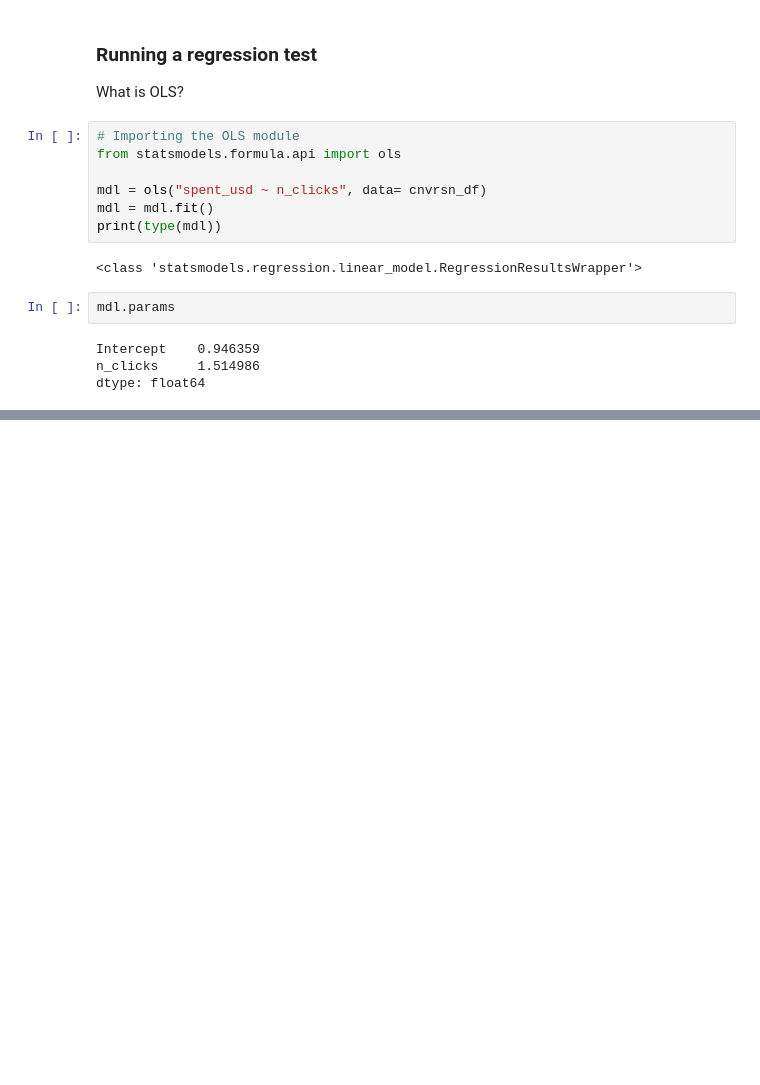
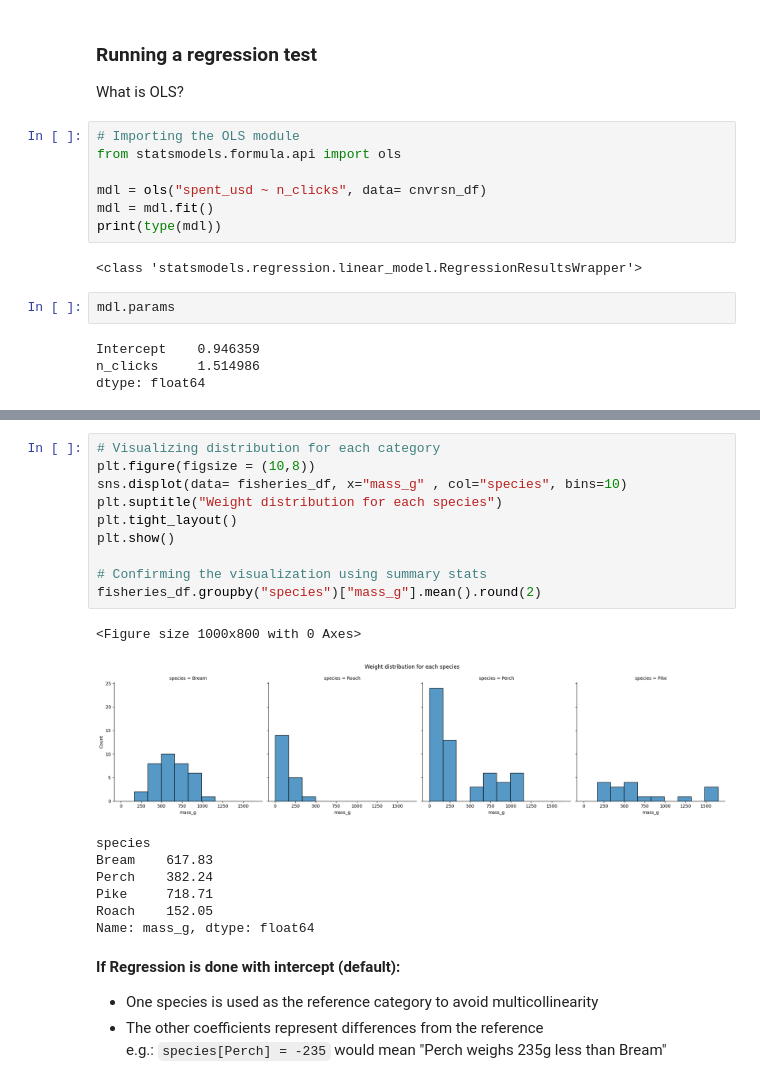
Before and after one commit to abhijeet-bhambere/python-ml-trail, a Jupyter notebook: regression-basics.ipynb, the cells around one changed output, grey strips where cells are left out. Cells and saved outputs as stored; diff of their text form; blank space fills up the shorter version.

```diff
--- a/regression-basics.ipynb
+++ b/regression-basics.ipynb
@@ -90,0 +122,25 @@ plt.show()
+# %%
+# Visualizing distribution for each category
+plt.figure(figsize = (10,8))
+sns.displot(data= fisheries_df, x="mass_g" , col="species", bins=10)
+plt.suptitle("Weight distribution for each species")
+plt.tight_layout()
+plt.show()
+
+# Confirming the visualization using summary stats
+fisheries_df.groupby("species")["mass_g"].mean().round(2)
+# %% [output]
+<Figure size 1000x800 with 0 Axes>
+[figure, added]
+species
+Bream    617.83
+Perch    382.24
+Pike     718.71
+Roach    152.05
+Name: mass_g, dtype: float64
+# %% [markdown]
+
+**If Regression is done with intercept (default):**
+* One species is used as the reference category to avoid multicollinearity
+* The other coefficients represent differences from the reference<br>
+e.g.: `species[Perch] = -235` would mean "Perch weighs 235g less than Bream"
```
Also changed, not shown: parts of 45 cells of this notebook.
